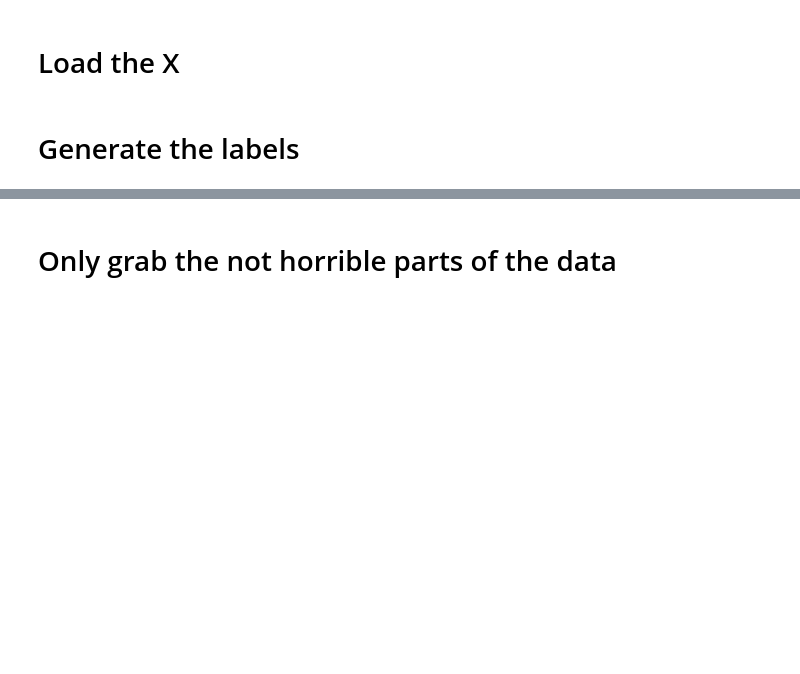
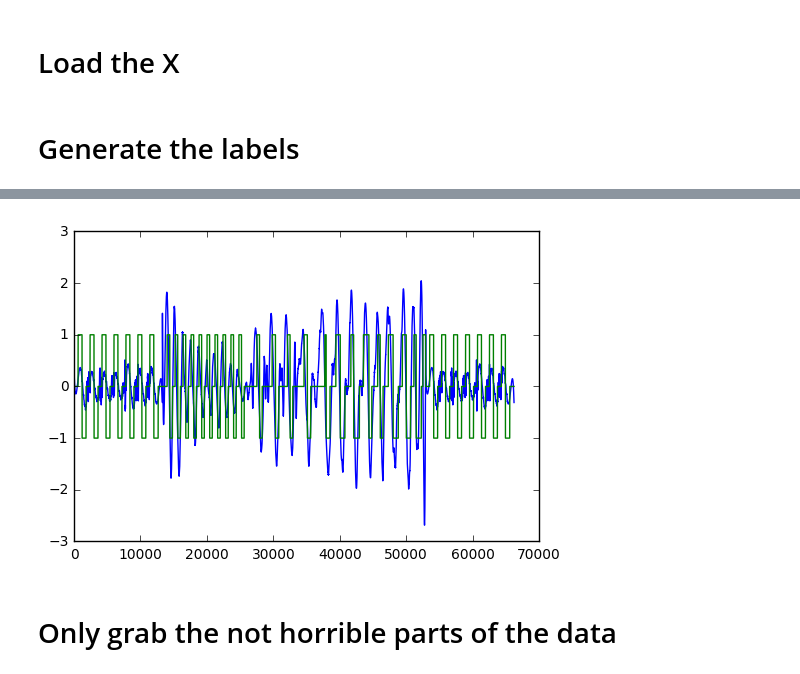
Before and after one commit to levinwil/AirStar, a Jupyter notebook: Jupyter_MDs/Label_Generation.ipynb, the cells around one changed output, grey strips where cells are left out. Drawn from its saved outputs; the diff is of its cells as text; code cells hidden in the pictures; blank space fills up the shorter version.

```diff
--- a/Jupyter_MDs/Label_Generation.ipynb
+++ b/Jupyter_MDs/Label_Generation.ipynb
@@ -80,3 +45,13 @@ NameError: name 'test_x' is not defined
+# %%
+net_x = np.concatenate((new_x, 2 * old_x, new_x))
+net_labels = np.concatenate((labels, old_labels, labels))
+net_data = [net_x, net_labels]
+# %%
+plt.plot(net_x[:, 2] * 10)
+plt.plot(net_labels)
+plt.show()
+# %% [output]
+[figure, added]
 # %% [markdown]
 # Only grab the not horrible parts of the data
 # %%
```
Also changed, not shown: parts of 15 cells of this notebook, 7 other files.
